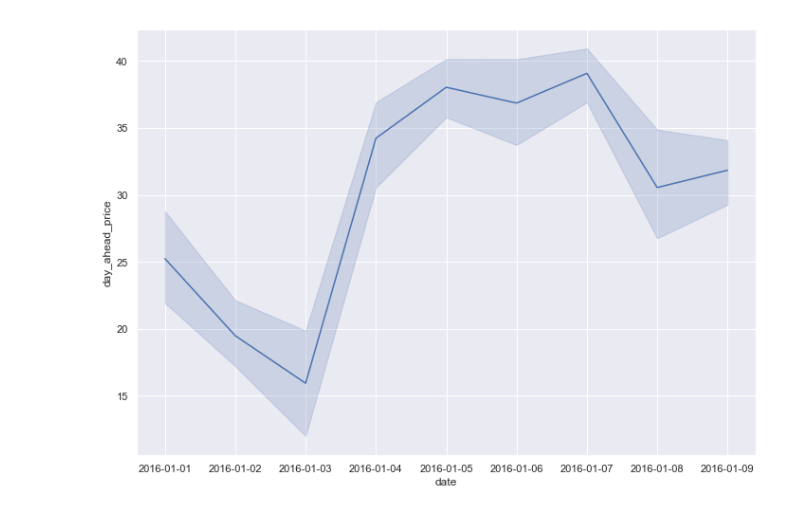
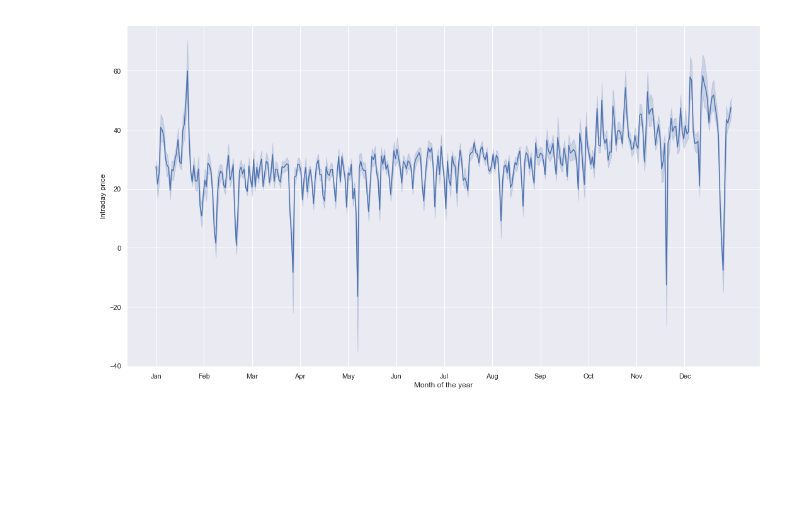
Before and after one commit to mauricepohl/pandas, a Jupyter notebook: 03_modeling/Lineplot Example.ipynb, the cells around one changed output. Cells and saved outputs as stored; diff of their text form; code cells hidden in the pictures; blank space fills up the shorter version.

Commit message:
exploration of seaborn lineplot

```diff
--- a/03_modeling/Lineplot Example.ipynb
+++ b/03_modeling/Lineplot Example.ipynb
@@ -34,4 +35,12 @@ df
-# %%
-sns.lineplot(x="date", y="day_ahead_price", data=df);
-# %% [output]
-[figure, removed]
+# %%
+fig, ax = plt.subplots()
+
+sns.lineplot(x="date", y="intraday_price", data=df16, ax=ax)
+
+ax.set_xlabel("Month of the year")
+ax.set_ylabel("Intraday price")
+ax.set_xticks(np.arange(360, step=30.5))
+ax.set_xticklabels(["Jan", "Feb", "Mar", "Apr", "May", "Jun",
+                    "Jul", "Aug", "Sep", "Oct", "Nov", "Dec"]);
+# %% [output]
+[figure, added]
```
Also changed, not shown: parts of 2 cells of this notebook, 1 other file.
